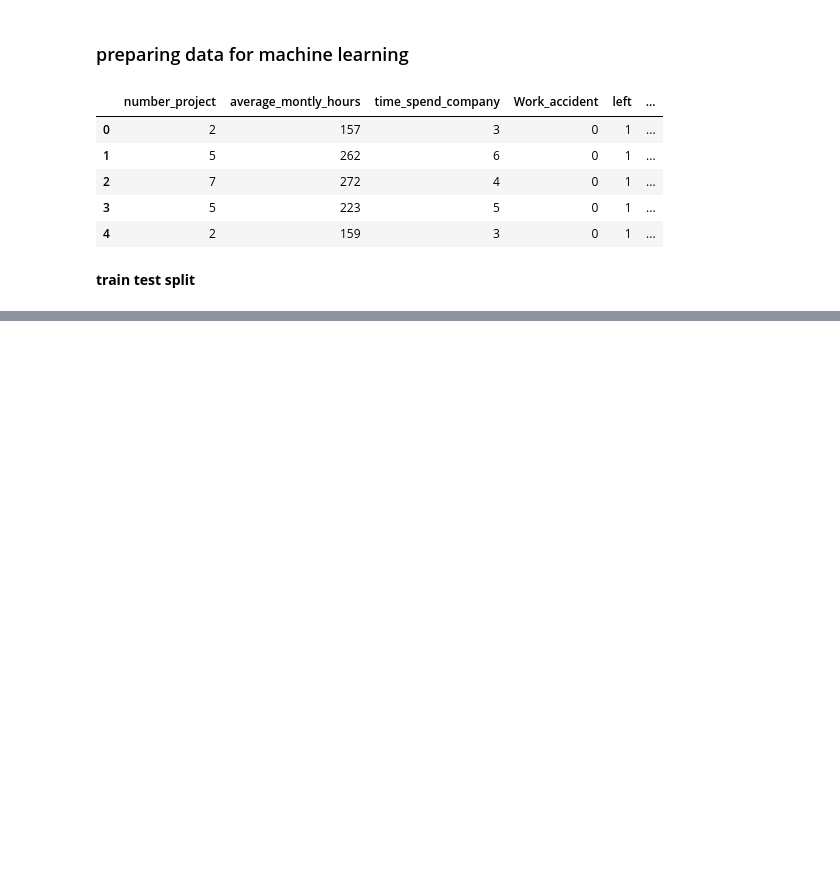
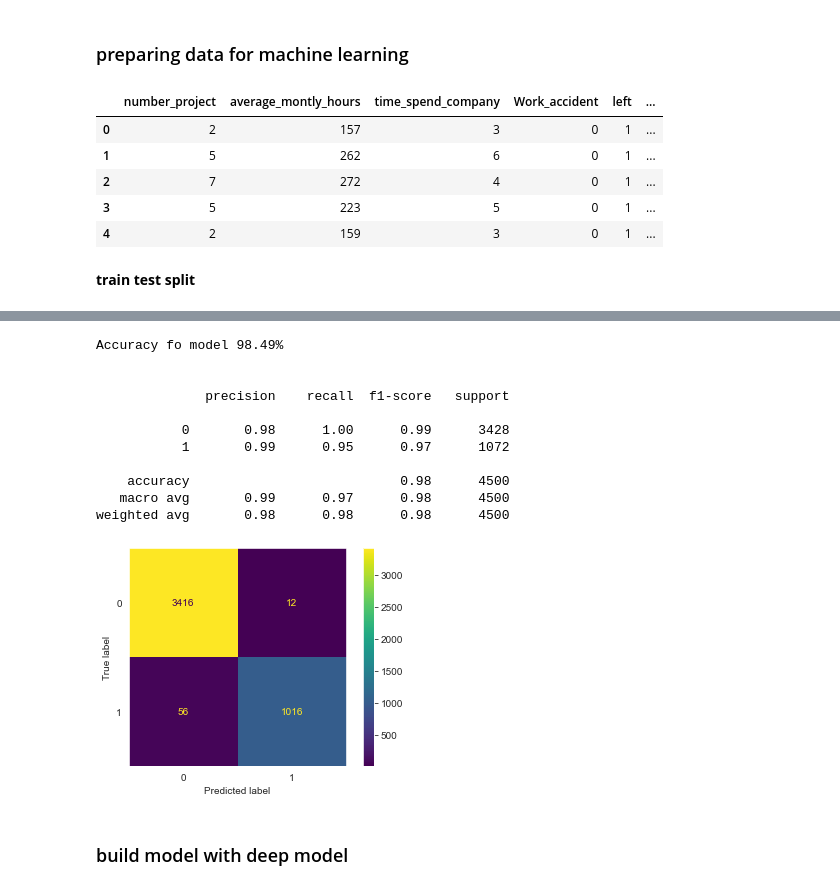
Before and after one commit to mattyjr007/Data-Science-Portfolio, a Jupyter notebook: Human Resource retention/Human resource retention.ipynb, the cells around one changed output, grey strips where cells are left out. Saved outputs shown, nothing was run; the diff lists cells and outputs as text; code cells hidden in the pictures; blank space fills up the shorter version.

```diff
--- a/Human Resource retention/Human resource retention.ipynb
+++ b/Human Resource retention/Human resource retention.ipynb
@@ -218,0 +258,32 @@ pd.DataFrame(X_train).head()
+# %%
+rf_model = RandomForestClassifier()
+
+rf_model.fit(X_train,y_train)
+
+rf_pred = rf_model.predict(X_test)
+
+print("Accuracy fo model {0:.2f}%".format(accuracy_score(y_test,rf_pred)*100))
+
+print("\n")
+
+print(classification_report(y_test,rf_pred))
+
+print("\n")
+
+plot_confusion_matrix(rf_model,X_test,y_test)
+plt.grid(None)
+# %% [output]
+Accuracy fo model 98.49%
+
+
+              precision    recall  f1-score   support
+
+           0       0.98      1.00      0.99      3428
+           1       0.99      0.95      0.97      1072
+
+    accuracy                           0.98      4500
+   macro avg       0.99      0.97      0.98      4500
+weighted avg       0.98      0.98      0.98      4500
+[figure, added]
+# %% [markdown]
+### build model with deep model
```
Also changed, not shown: parts of 11 cells of this notebook.
